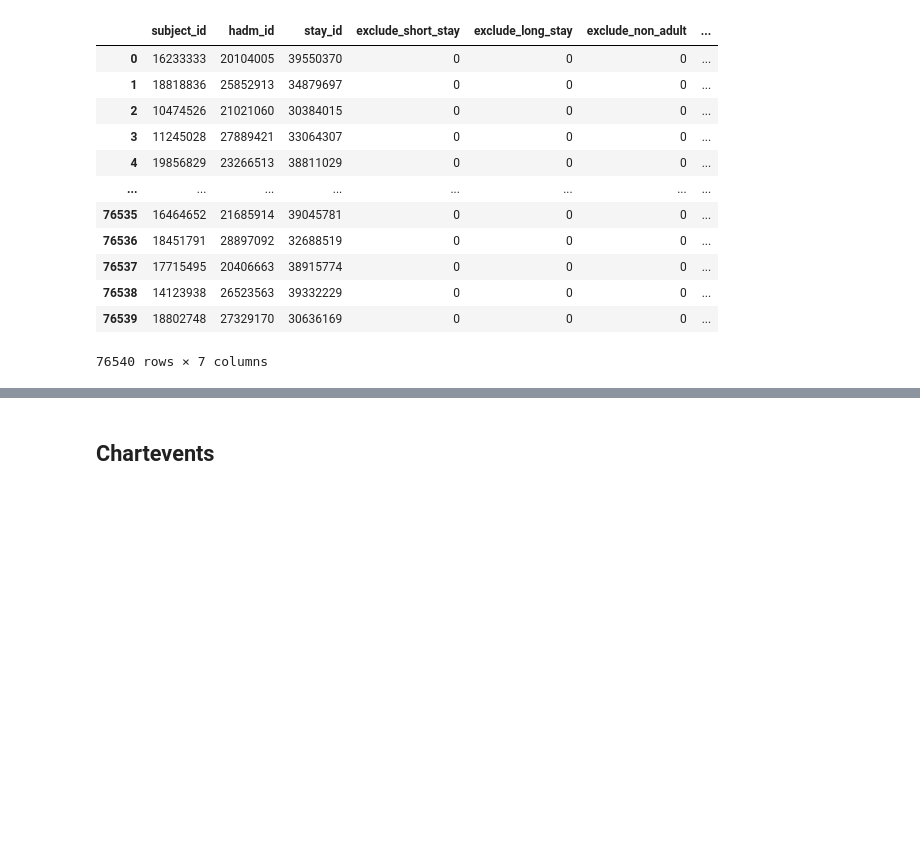
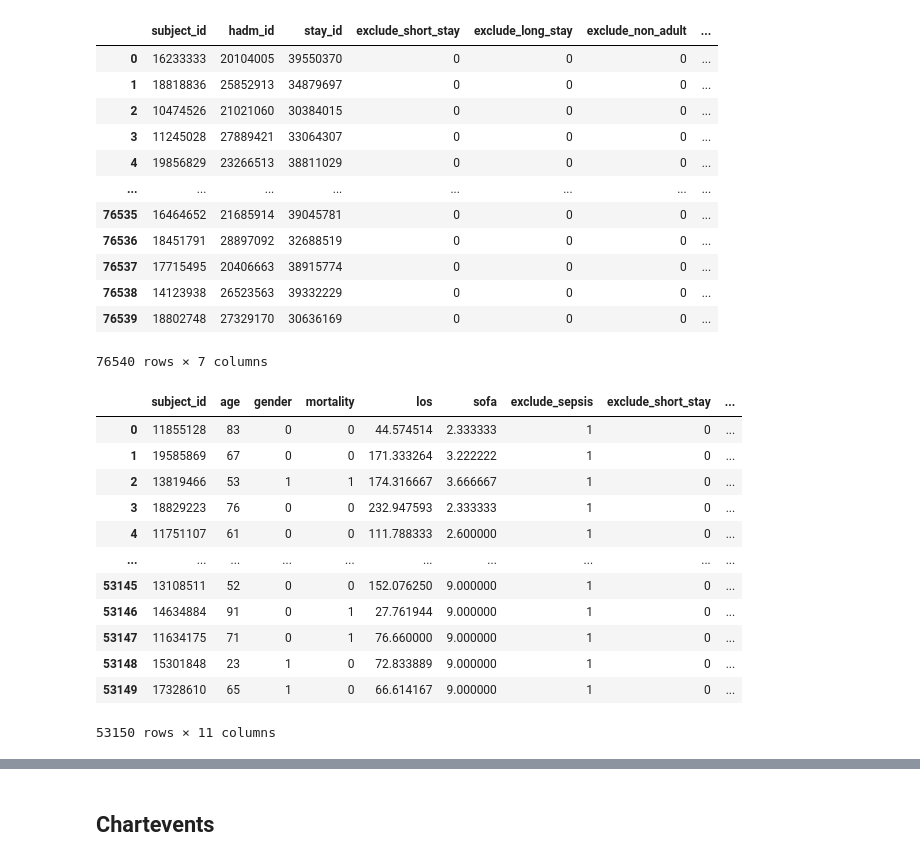
Before and after one commit to mauricio-coronado/reproduce-sepsis-paper, a Jupyter notebook: reproduction_study_sepsis_algorithm_data_extraction.ipynb, the cells around one changed output, grey strips where cells are left out. Cells and saved outputs as stored; diff of their text form; code cells hidden in the pictures; blank space fills up the shorter version.

```diff
--- a/reproduction_study_sepsis_algorithm_data_extraction.ipynb
+++ b/reproduction_study_sepsis_algorithm_data_extraction.ipynb
@@ -105,6 +105,48 @@ display(df)
 | 76538 | 14123938 | 26523563 | 39332229 | 0 | 0 | 0 | ... |
 | 76539 | 18802748 | 27329170 | 30636169 | 0 | 0 | 0 | ... |
 76540 rows × 7 columns
+# %%
+# Exclusion columns that we will use to create our cohort. This is using subject_ids to find out the characteristics of the population.
+df = run_query(f'''
+SELECT ie.subject_id
+, MAX(age.anchor_age) as age
+-- Binary outcome for gender Male = 1, Female = 0
+, CASE WHEN MAX(pt.gender) = 'M' THEN 1 ELSE 0 END as gender
+, MAX(adm.hospital_expire_flag) as mortality
+, AVG(ie.los)*24 as los
+, AVG(sep.sofa_score) as sofa
+, MAX(CASE WHEN sep.sepsis3 = True AND sep.sofa_time > ie.intime AND sep.sofa_time < ie.outtime THEN 1 ELSE 0 END) AS exclude_sepsis
+-- DATE_DIFF truncates hour difference so the exclusions are as follows
+, MAX(CASE WHEN DATE_DIFF(ie.outtime, ie.intime, HOUR) < 10 THEN 1 ELSE 0 END) AS exclude_short_stay
+, MAX(CASE WHEN DATE_DIFF(ie.outtime, ie.intime, HOUR) >= 480 THEN 1 ELSE 0 END) AS exclude_long_stay
+, MAX(CASE WHEN age.anchor_age >= 18 THEN 0 ELSE 1 END) AS exclude_non_adult
+, MAX(CASE WHEN DATE_DIFF(sep.sofa_time, ie.intime, HOUR) < 4 THEN 1 ELSE 0 END) AS exclude_early_sepsis
+FROM `physionet-data.mimic_icu.icustays` ie
+LEFT JOIN `physionet-data.mimic_derived.age` age
+    ON ie.hadm_id = age.hadm_id
+LEFT JOIN `physionet-data.mimic_derived.sepsis3` sep
+    ON ie.stay_id = sep.stay_id
+LEFT JOIN `physionet-data.mimic_core.patients` pt
+    ON ie.subject_id = pt.subject_id
+LEFT JOIN `physionet-data.mimic_core.admissions` adm
+    ON ie.subject_id = adm.subject_id
+GROUP BY ie.subject_id
+''')
+display(df)
+# %% [output]
+|  | subject_id | age | gender | mortality | los | sofa | exclude_sepsis | exclude_short_stay | ... |
+| 0 | 11855128 | 83 | 0 | 0 | 44.574514 | 2.333333 | 1 | 0 | ... |
+| 1 | 19585869 | 67 | 0 | 0 | 171.333264 | 3.222222 | 1 | 0 | ... |
+| 2 | 13819466 | 53 | 1 | 1 | 174.316667 | 3.666667 | 1 | 0 | ... |
+| 3 | 18829223 | 76 | 0 | 0 | 232.947593 | 2.333333 | 1 | 0 | ... |
+| 4 | 11751107 | 61 | 0 | 0 | 111.788333 | 2.600000 | 1 | 0 | ... |
+| ... | ... | ... | ... | ... | ... | ... | ... | ... | ... |
+| 53145 | 13108511 | 52 | 0 | 0 | 152.076250 | 9.000000 | 1 | 0 | ... |
+| 53146 | 14634884 | 91 | 0 | 1 | 27.761944 | 9.000000 | 1 | 0 | ... |
+| 53147 | 11634175 | 71 | 0 | 1 | 76.660000 | 9.000000 | 1 | 0 | ... |
+| 53148 | 15301848 | 23 | 1 | 0 | 72.833889 | 9.000000 | 1 | 0 | ... |
+| 53149 | 17328610 | 65 | 1 | 0 | 66.614167 | 9.000000 | 1 | 0 | ... |
+53150 rows × 11 columns
 # %%
 # Cohort after length of stay exclusions
 df_excl_length_stay = df[(df['exclude_long_stay']==0) & (df['exclude_short_stay']==0)]
```
Also changed, not shown: parts of 23 cells of this notebook.
